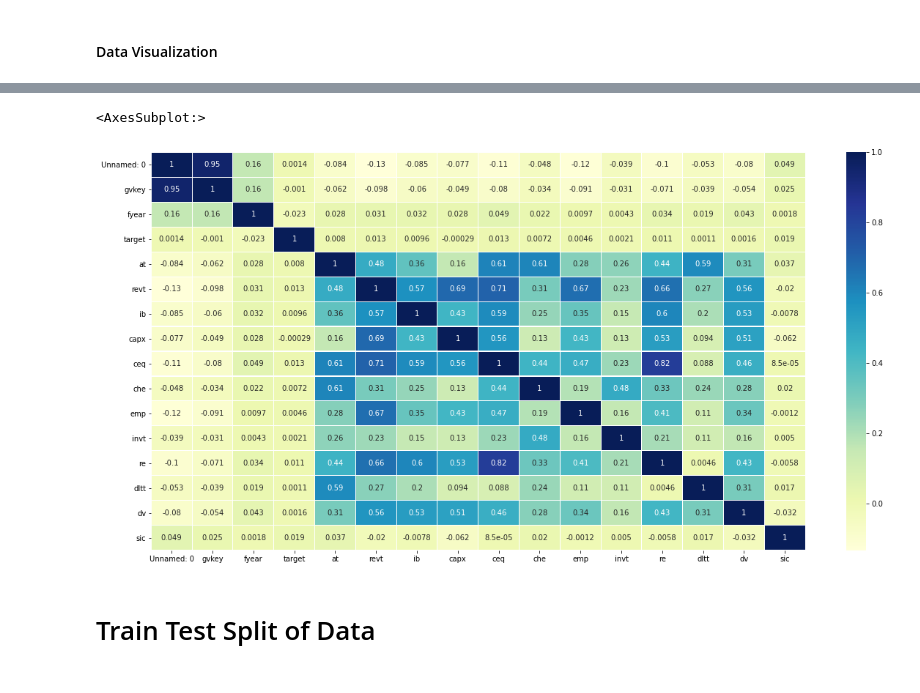
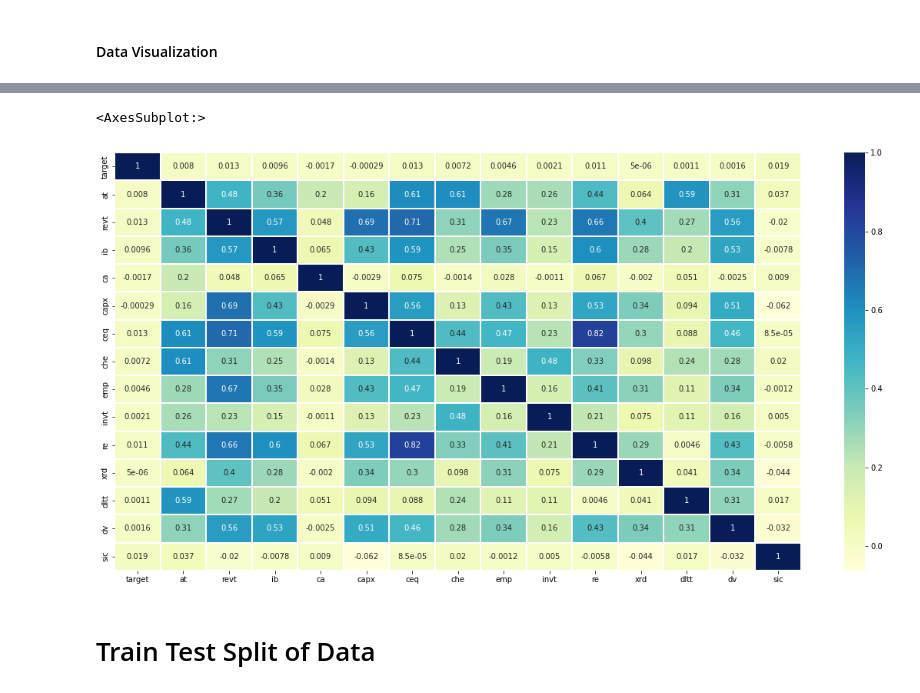
Before and after one commit to sheetalrprasad/Financial-Incident-Analysis, a Jupyter notebook: Finance Project.ipynb, the cells around one changed output, grey strips where cells are left out. Cells and saved outputs as stored; diff of their text form; code cells hidden in the pictures.

```diff
--- a/Finance Project.ipynb
+++ b/Finance Project.ipynb
@@ -48,12 +48,12 @@ dv             65058
 sic                3
 dtype: int64
 # %%
-# dropping columns which contains more than 60% NaN values.
+# # dropping columns which contains more than 60% NaN values.
 
-columns = finance_dataframe.columns
-for col in columns:
-    if finance_dataframe[col].isna().sum() >= len(finance_dataframe)*0.6:
-        finance_dataframe.drop(columns=[col], inplace=True)
+# columns = finance_dataframe.columns
+# for col in columns:
+#     if finance_dataframe[col].isna().sum() >= len(finance_dataframe)*0.6:
+#         finance_dataframe.drop(columns=[col], inplace=True)
 # %%
 finance_dataframe.fillna(0,inplace=True)
 # %%
@@ -76,6 +78,9 @@ dltt          0
 dv            0
 sic           0
 dtype: int64
+# %%
+# for features not using Unnamed: 0, gvkey, fyear
+finance_features = finance_dataframe.iloc[:,3:len(finance_dataframe.columns)]
 # %% [markdown]
 #### Data Visualization
 # %%
@@ -101,7 +105,7 @@ finance_dataframe.corr()
 # %%
 fig, ax = plt.subplots(figsize=(20,10))
-sns.heatmap(finance_dataframe.corr(), cmap="YlGnBu", linewidths=0.1, annot=True, ax=ax)
+sns.heatmap(finance_features.corr(), cmap="YlGnBu", linewidths=0.1, annot=True, ax=ax)
 # %% [output]
 <AxesSubplot:>
-[figure, old version]
+[figure, new version]
 # %%
```
Also changed, not shown: parts of 23 cells of this notebook.
